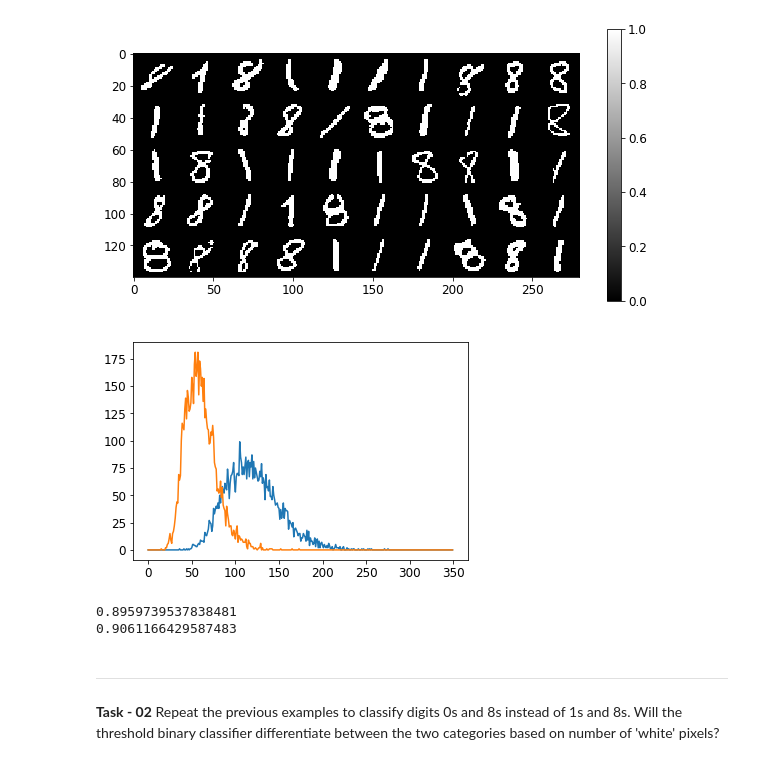
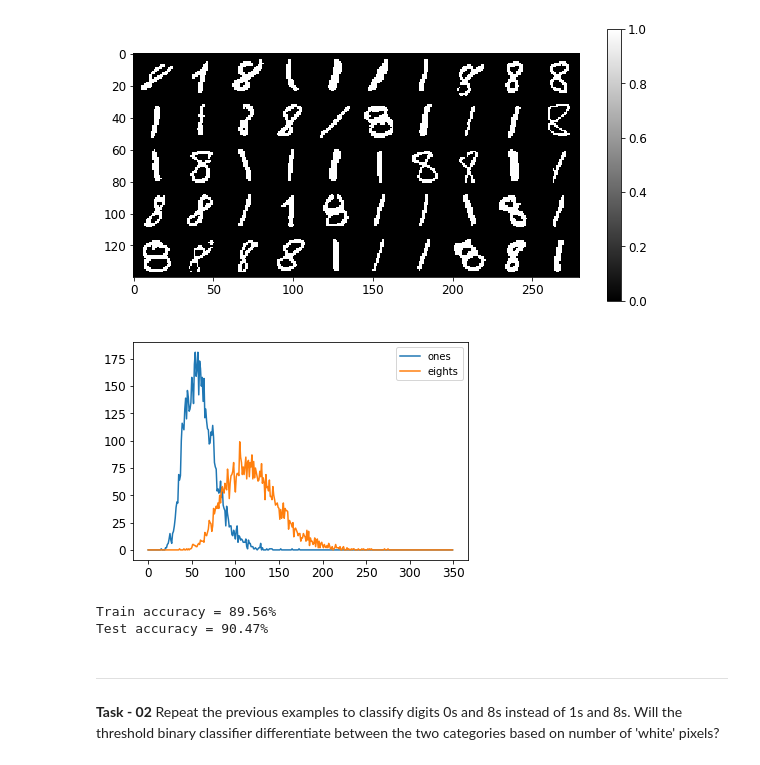
Before and after one commit to adicatana/ml_imaging_tutorials_imperial, a Jupyter notebook: MLI-Tutorial-1.ipynb, the cells around one changed output. Drawn from its saved outputs; the diff is of its cells as text; code cells hidden in the pictures.

```diff
--- a/MLI-Tutorial-1.ipynb
+++ b/MLI-Tutorial-1.ipynb
@@ -160,31 +155,32 @@ plt.show()
 # %%
 ############################################################################
 # Q:plot number of images versus number of 'white' foreground pixels
 # for both 1s and 8s classes. See slide 37 in lecture 1.
 ############################################################################
 
 def count_whites(data):
-    return len([x for x in data if x == 1])
+    return int(np.squeeze(np.sum(data)))
 
 def plot_two_categories():
     image_count_ones = [0] * 350
     image_count_eights = [0] * 350
 
     # selected_data, selected_labels
     for i in range(len(selected_train_data)):
-        whites = count_whites(selected_train_data[i])
-        if selected_train_labels[i] == 1:
-            image_count_ones[whites] += 1
-        else:
-            image_count_eights[whites] += 1
+        pixel_count = count_whites(selected_train_data[i])
+        if selected_train_labels[i] == 0:
+            image_count_ones[pixel_count] += 1
+        elif selected_train_labels[i] == 1:
+            image_count_eights[pixel_count] += 1
 
     plt.plot(image_count_ones)
     plt.plot(image_count_eights)
+    plt.legend(['ones','eights'])
     plt.show()
 
 plot_two_categories()
 # %% [output]
-[figure, old version]
+[figure, new version]
 # %%
 ############################################################################
 # Q: select threshold value to sperate between the two classes
@@ -203,25 +202,22 @@ def is_eight(data):
 # Q: calculate both training and testing accuracy
 # You should get accuracies around 89-90%
 ############################################################################
-
 def get_accuracy(data, labels):
+    # selected_train_data, selected_test_data
     accurate_train = 0.
-    # selected_train_data, selected_test_data
     for i in range(len(data)):
-        if is_eight(data[i]):
-            if labels[i]:
-                accurate_train += 1
-        else:
-            if not labels[i]:
-                accurate_train += 1
+        accurate_train += classify(data[i], labels[i])
 
     return accurate_train/len(data)
 
-print(get_accuracy(selected_train_data, selected_train_labels))
-print(get_accuracy(selected_test_data, selected_test_labels))
+train_acc = get_accuracy(selected_train_data, selected_train_labels)
+test_acc = get_accuracy(selected_test_data, selected_test_labels)
+
+print('Train accuracy = {:.2f}%'.format(100.0*train_acc))
+print('Test accuracy = {:.2f}%'.format(100.0*test_acc))
 # %% [output]
-0.8959739537838481
-0.9061166429587483
+Train accuracy = 89.56%
+Test accuracy = 90.47%
 # %% [markdown]
 ---
 **Task - 02**
```
Also changed, not shown: parts of 9 cells of this notebook.
